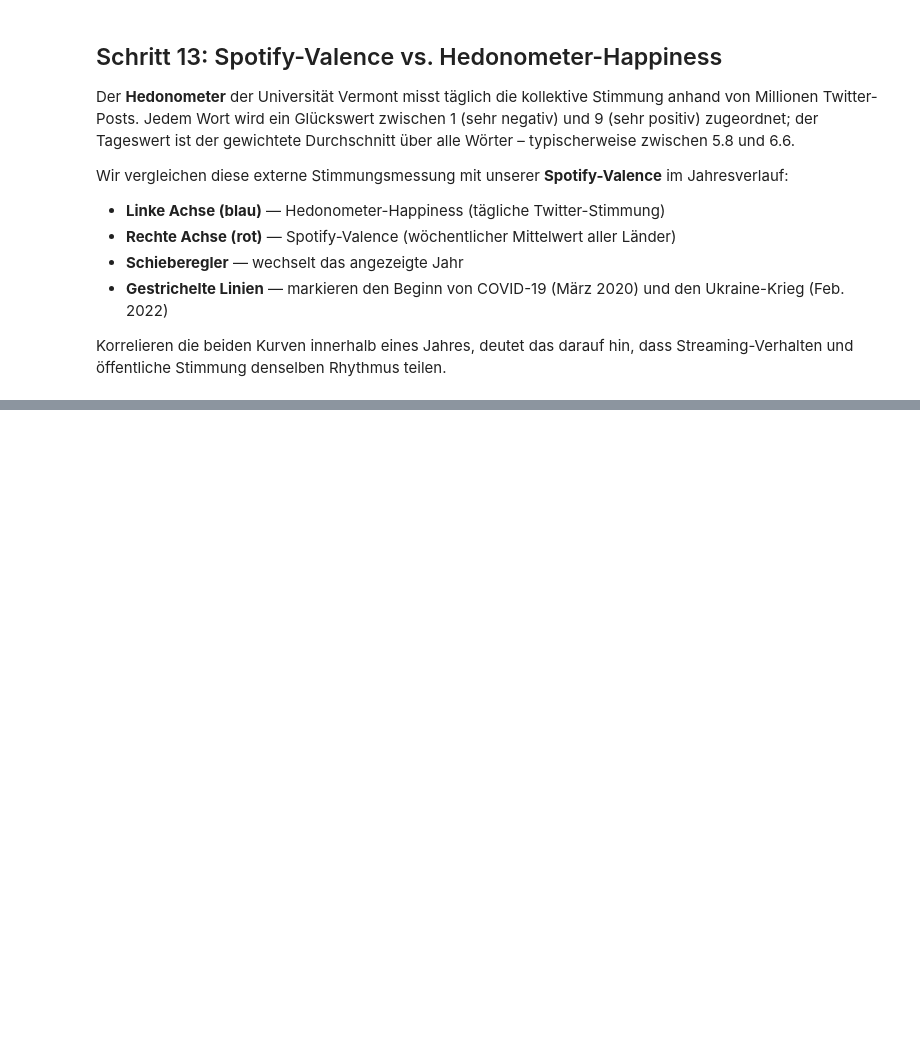
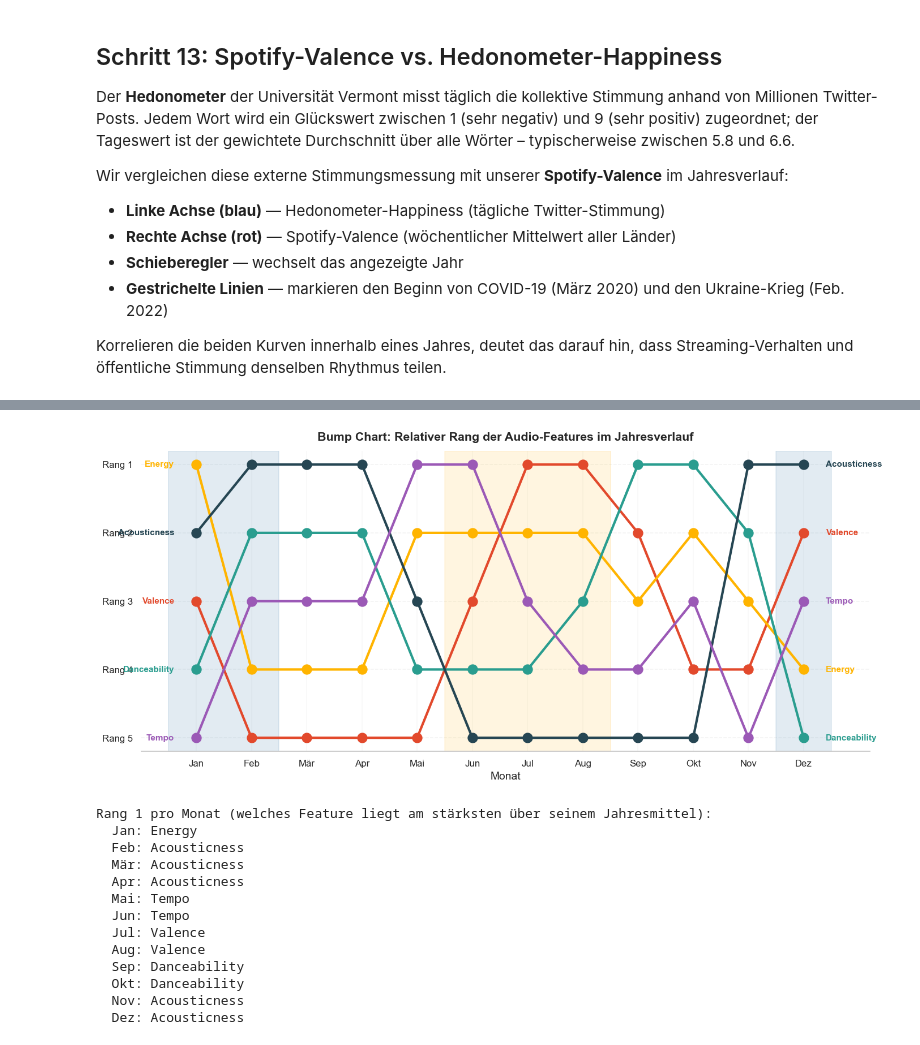
Before and after one commit to Jonas47833/Data-Visualisation, a Jupyter notebook: Notebook/Streaming_Stimmungs_Analyse.ipynb, the cells around one changed output, grey strips where cells are left out. Cells and saved outputs as stored; diff of their text form; code cells hidden in the pictures; blank space fills up the shorter version.

```diff
--- a/Notebook/Streaming_Stimmungs_Analyse.ipynb
+++ b/Notebook/Streaming_Stimmungs_Analyse.ipynb
@@ -1120,0 +1282,74 @@ Pearson-Korrelation Spotify-Valence ↔ Hedonometer (2016–2022):
+# %%
+# === Bump Chart: Audio-Feature-Rang über 12 Monate ===
+
+MONATS_NAMEN = ['Jan','Feb','Mär','Apr','Mai','Jun','Jul','Aug','Sep','Okt','Nov','Dez']
+
+features  = ['valence', 'energy', 'danceability', 'acousticness', 'tempo']
+labels_de = ['Valence', 'Energy', 'Danceability', 'Acousticness', 'Tempo']
+farben_f  = ['#E2492C', '#FFB400', '#2A9D8F', '#264653', '#9B59B6']
+
+# Normierte monatliche Abweichung vom Jahresmittel (z-Score je Feature)
+monat_agg = spotify.groupby('month')[features].mean()
+monat_norm = (monat_agg - monat_agg.mean()) / monat_agg.std()
+
+# Rang pro Monat (1 = höchster normierter Wert)
+rang = monat_norm.rank(axis=1, ascending=False).astype(int)
+
+fig, ax = plt.subplots(figsize=(13, 6))
+
+x = rang.index.tolist()  # 1..12
+
+for feat, label, farbe in zip(features, labels_de, farben_f):
+    y = rang[feat].tolist()
+
+    # Linie
+    ax.plot(x, y, 'o-', color=farbe, lw=2.8, ms=11,
+            solid_capstyle='round', zorder=3, label=label)
+
+    # Label links und rechts an der Linie
+    ax.text(0.6, y[0], label, ha='right', va='center',
+            fontsize=10, color=farbe, fontweight='bold')
+    ax.text(12.4, y[-1], label, ha='left', va='center',
+            fontsize=10, color=farbe, fontweight='bold')
+
+# Sommer/Winter-Hintergrund
+ax.axvspan(5.5,  8.5,  color=FARBE_SOMMER, alpha=0.12, label='Sommer')
+ax.axvspan(0.5,  2.5,  color=FARBE_WINTER, alpha=0.15, label='Winter')
+ax.axvspan(11.5, 12.5, color=FARBE_WINTER, alpha=0.15)
+
+ax.set_xlim(0.0, 13.2)
+ax.set_xticks(range(1, 13))
+ax.set_xticklabels(MONATS_NAMEN, fontsize=11)
+ax.set_yticks(range(1, len(features) + 1))
+ax.set_yticklabels([f'Rang {i}' for i in range(1, len(features) + 1)], fontsize=11)
+ax.invert_yaxis()  # Rang 1 oben
+ax.set_title('Bump Chart: Relativer Rang der Audio-Features im Jahresverlauf',
+             fontsize=14, pad=12)
+ax.set_xlabel('Monat')
+ax.grid(axis='y', alpha=0.25, ls='--')
+ax.grid(axis='x', alpha=0.15)
+sns.despine(left=True)
+
+plt.tight_layout()
+plt.show()
+
+print('Rang 1 pro Monat (welches Feature liegt am stärksten über seinem Jahresmittel):')
+for m in range(1, 13):
+    top = rang.loc[m].idxmin()
+    idx = features.index(top)
+    print(f'  {MONATS_NAMEN[m-1]:>3}: {labels_de[idx]}')
+# %% [output]
+[figure, added]
+Rang 1 pro Monat (welches Feature liegt am stärksten über seinem Jahresmittel):
+  Jan: Energy
+  Feb: Acousticness
+  Mär: Acousticness
+  Apr: Acousticness
+  Mai: Tempo
+  Jun: Tempo
+  Jul: Valence
+  Aug: Valence
+  Sep: Danceability
+  Okt: Danceability
+  Nov: Acousticness
+  Dez: Acousticness
```
Also changed, not shown: parts of 13 cells of this notebook.
